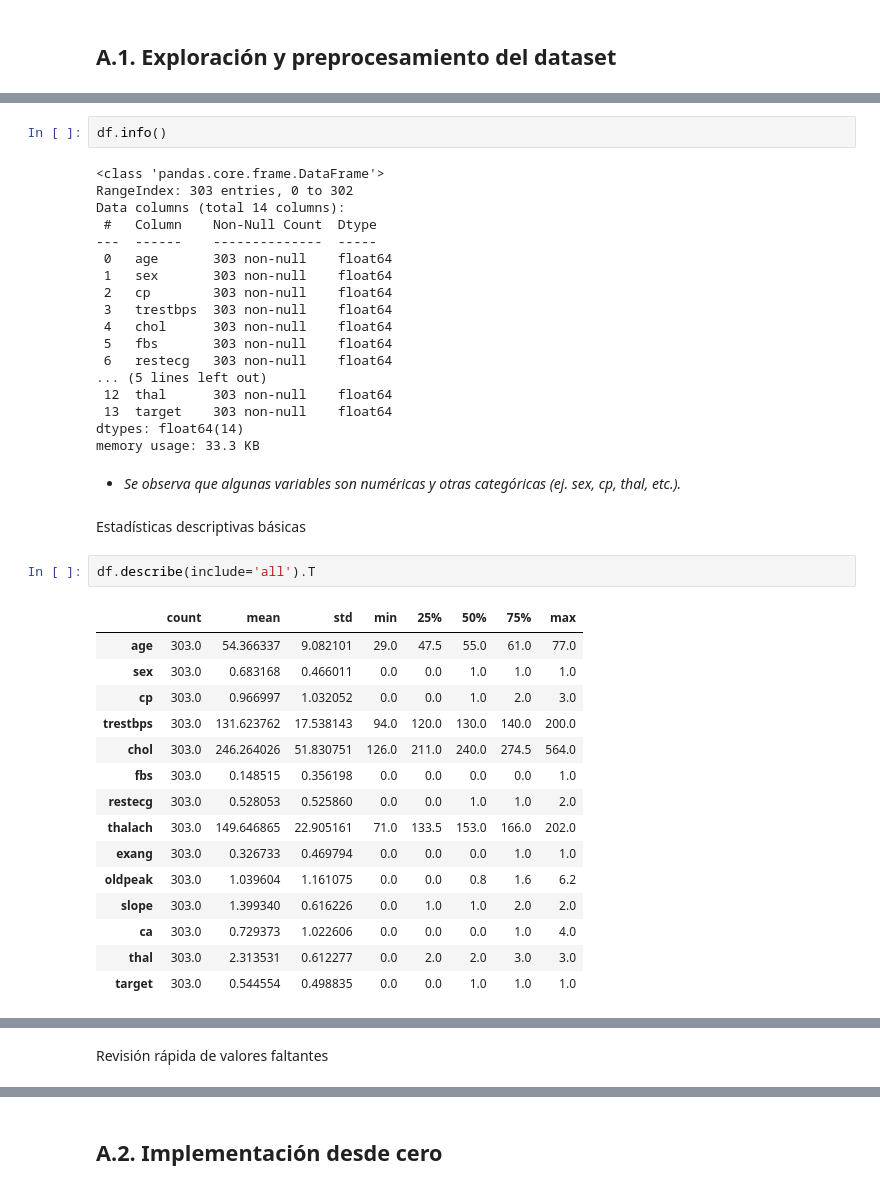
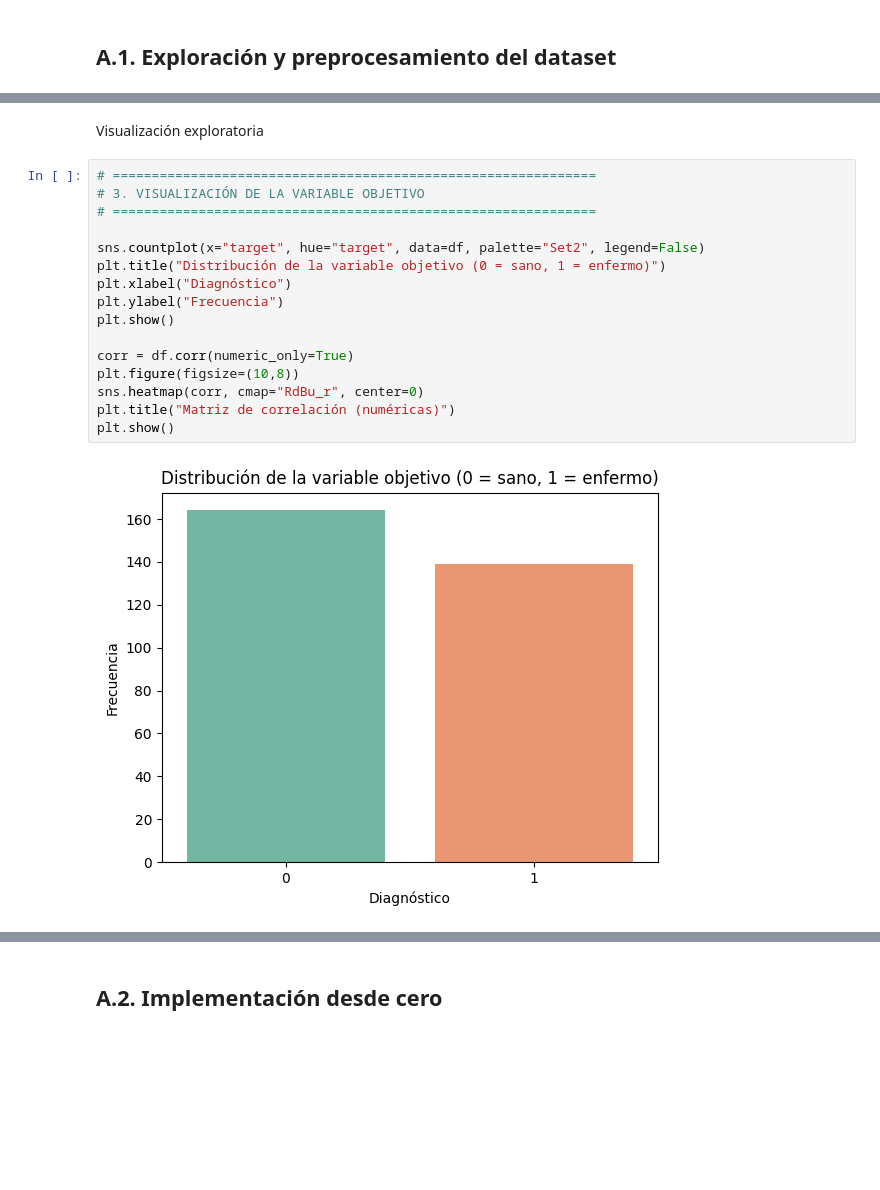
Before and after one commit to WilderSr99/ENEI-2025-ML1-Tarea2, a Jupyter notebook: src/ParteA_Logistic_Binaria.ipynb, the cells around one changed output, grey strips where cells are left out. Drawn from its saved outputs; the diff is of its cells as text; blank space fills up the shorter version.

```diff
--- a/src/ParteA_Logistic_Binaria.ipynb
+++ b/src/ParteA_Logistic_Binaria.ipynb
@@ -41,42 +70,20 @@ Información general del dataset
-# %%
-df.info()
-# %% [output]
-<class 'pandas.core.frame.DataFrame'>
-RangeIndex: 303 entries, 0 to 302
-Data columns (total 14 columns):
- #   Column    Non-Null Count  Dtype
----  ------    --------------  -----
- 0   age       303 non-null    float64
- 1   sex       303 non-null    float64
- 2   cp        303 non-null    float64
- 3   trestbps  303 non-null    float64
- 4   chol      303 non-null    float64
- 5   fbs       303 non-null    float64
- 6   restecg   303 non-null    float64
-... (5 lines left out)
- 12  thal      303 non-null    float64
- 13  target    303 non-null    float64
-dtypes: float64(14)
-memory usage: 33.3 KB
-# %% [markdown]
-- *Se observa que algunas variables son numéricas y otras categóricas (ej. sex, cp, thal, etc.).*
 # %% [markdown]
-Estadísticas descriptivas básicas
+Visualización exploratoria
 # %%
-df.describe(include='all').T
+# ==============================================================
+# 3. VISUALIZACIÓN DE LA VARIABLE OBJETIVO
+# ==============================================================
+
+sns.countplot(x="target", hue="target", data=df, palette="Set2", legend=False)
+plt.title("Distribución de la variable objetivo (0 = sano, 1 = enfermo)")
+plt.xlabel("Diagnóstico")
+plt.ylabel("Frecuencia")
+plt.show()
+
+corr = df.corr(numeric_only=True)
+plt.figure(figsize=(10,8))
+sns.heatmap(corr, cmap="RdBu_r", center=0)
+plt.title("Matriz de correlación (numéricas)")
+plt.show()
 # %% [output]
-|  | count | mean | std | min | 25% | 50% | 75% | max |
-| age | 303.0 | 54.366337 | 9.082101 | 29.0 | 47.5 | 55.0 | 61.0 | 77.0 |
-| sex | 303.0 | 0.683168 | 0.466011 | 0.0 | 0.0 | 1.0 | 1.0 | 1.0 |
-| cp | 303.0 | 0.966997 | 1.032052 | 0.0 | 0.0 | 1.0 | 2.0 | 3.0 |
-| trestbps | 303.0 | 131.623762 | 17.538143 | 94.0 | 120.0 | 130.0 | 140.0 | 200.0 |
-| chol | 303.0 | 246.264026 | 51.830751 | 126.0 | 211.0 | 240.0 | 274.5 | 564.0 |
-| fbs | 303.0 | 0.148515 | 0.356198 | 0.0 | 0.0 | 0.0 | 0.0 | 1.0 |
-| restecg | 303.0 | 0.528053 | 0.525860 | 0.0 | 0.0 | 1.0 | 1.0 | 2.0 |
-| thalach | 303.0 | 149.646865 | 22.905161 | 71.0 | 133.5 | 153.0 | 166.0 | 202.0 |
-| exang | 303.0 | 0.326733 | 0.469794 | 0.0 | 0.0 | 0.0 | 1.0 | 1.0 |
-| oldpeak | 303.0 | 1.039604 | 1.161075 | 0.0 | 0.0 | 0.8 | 1.6 | 6.2 |
-| slope | 303.0 | 1.399340 | 0.616226 | 0.0 | 1.0 | 1.0 | 2.0 | 2.0 |
-| ca | 303.0 | 0.729373 | 1.022606 | 0.0 | 0.0 | 0.0 | 1.0 | 4.0 |
-| thal | 303.0 | 2.313531 | 0.612277 | 0.0 | 2.0 | 2.0 | 3.0 | 3.0 |
-| target | 303.0 | 0.544554 | 0.498835 | 0.0 | 0.0 | 1.0 | 1.0 | 1.0 |
+[figure, added]
@@ -83,2 +90,0 @@ df.describe(include='all').T
-# %% [markdown]
-Revisión rápida de valores faltantes
```
Also changed, not shown: parts of 28 cells of this notebook, 9 other files.
